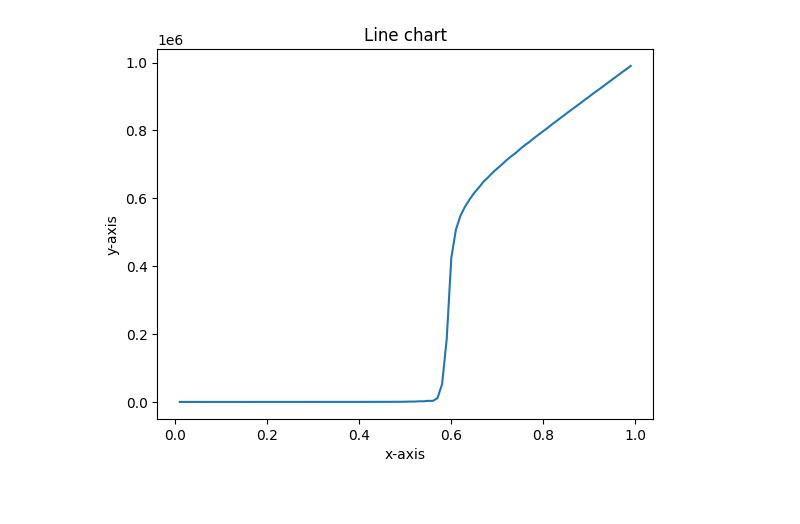
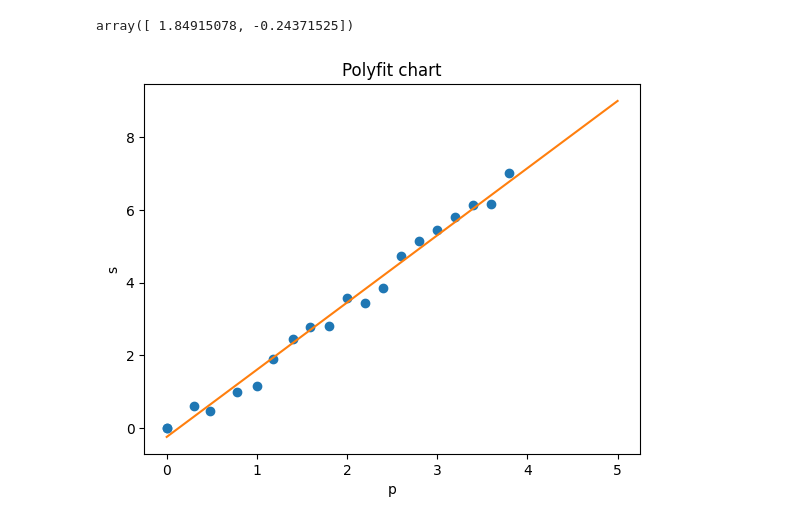
Before and after one commit to Franzoj/Bond-Percolation-Simulation-2D, a Jupyter notebook: plot_data.ipynb, the cells around one changed output. Cells and saved outputs as stored; diff of their text form; code cells hidden in the pictures.

Commit message:
Fracs study

```diff
--- a/plot_data.ipynb
+++ b/plot_data.ipynb
@@ -14,3 +24,3 @@ data.head()
 # %%
-data_frac = pd.read_csv('src/fracs/data.csv')
-data_frac.head()
+data_f = pd.read_csv('src/fracs/data.csv')
+data_f.head()
@@ -17,9 +34,27 @@ data_frac.head()
+# %%
+L = data_f['L'].to_list()
+L_log = np.log10(L)
+cs = data_f['cluster_size'].to_list()
+cs_log = np.log10(cs)
+
+xln =  np.linspace(0, 5, 10)
+
+z = np.polyfit(L_log, cs_log, 1)
+z
+# %% [output]
+array([ 1.84915078, -0.24371525])
+# %%
+pz = np.poly1d(z)
+yln = pz(xln)
 # %%
 # plot line chart
-plt.plot(data['p'], data['cluster_size'])
-plt.title('Line chart')
-plt.xlabel('x-axis')
-plt.ylabel('y-axis')
+plt.plot(L_log, cs_log, 'o')
+plt.plot(xln, yln)
+
+plt.title('Polyfit chart')
+plt.xlabel('p')
+plt.ylabel('s')
+
 plt.show()
 # %% [output]
-[figure, old version]
+[figure, new version]
```
Also changed, not shown: parts of 5 cells of this notebook, 1 other file.
